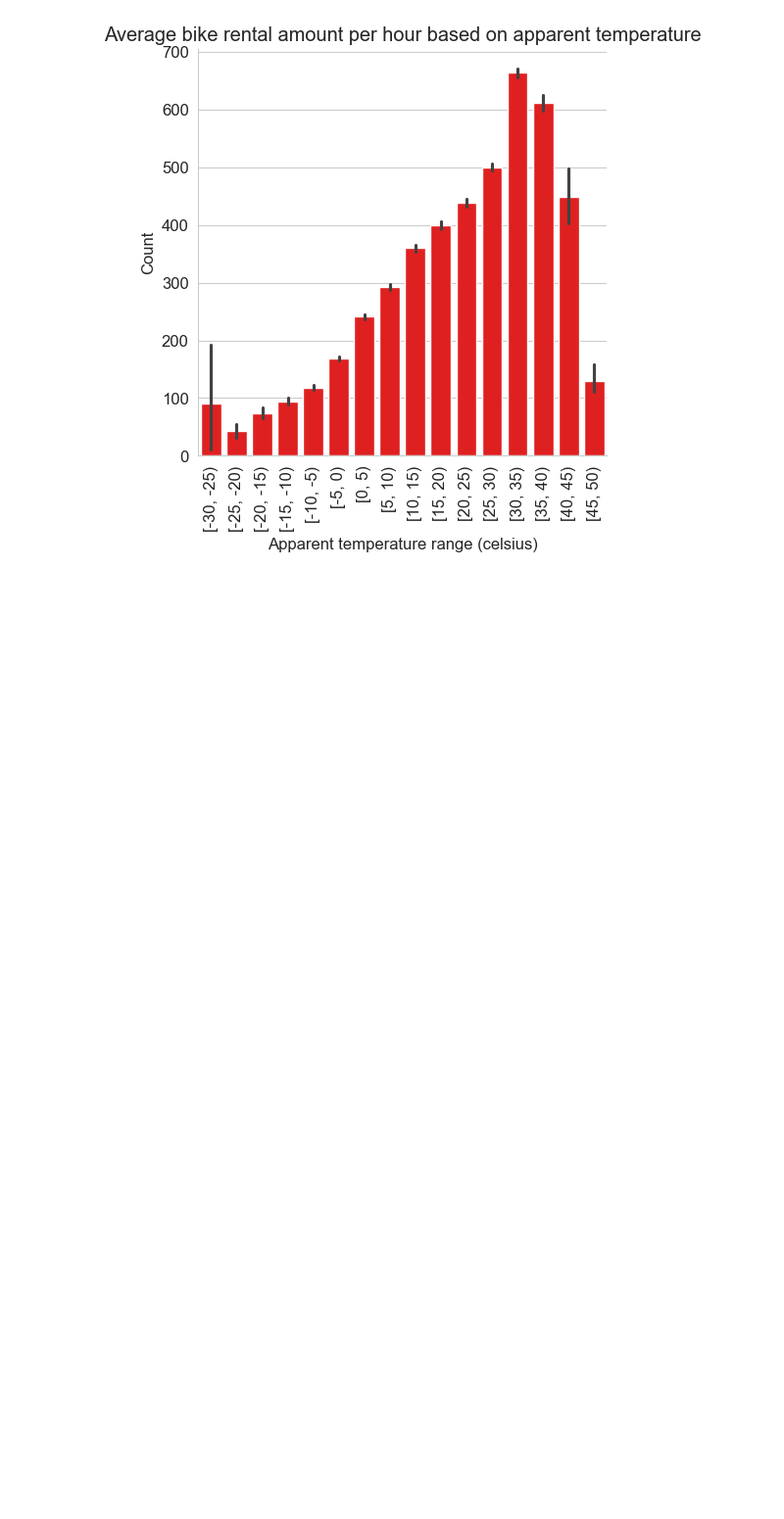
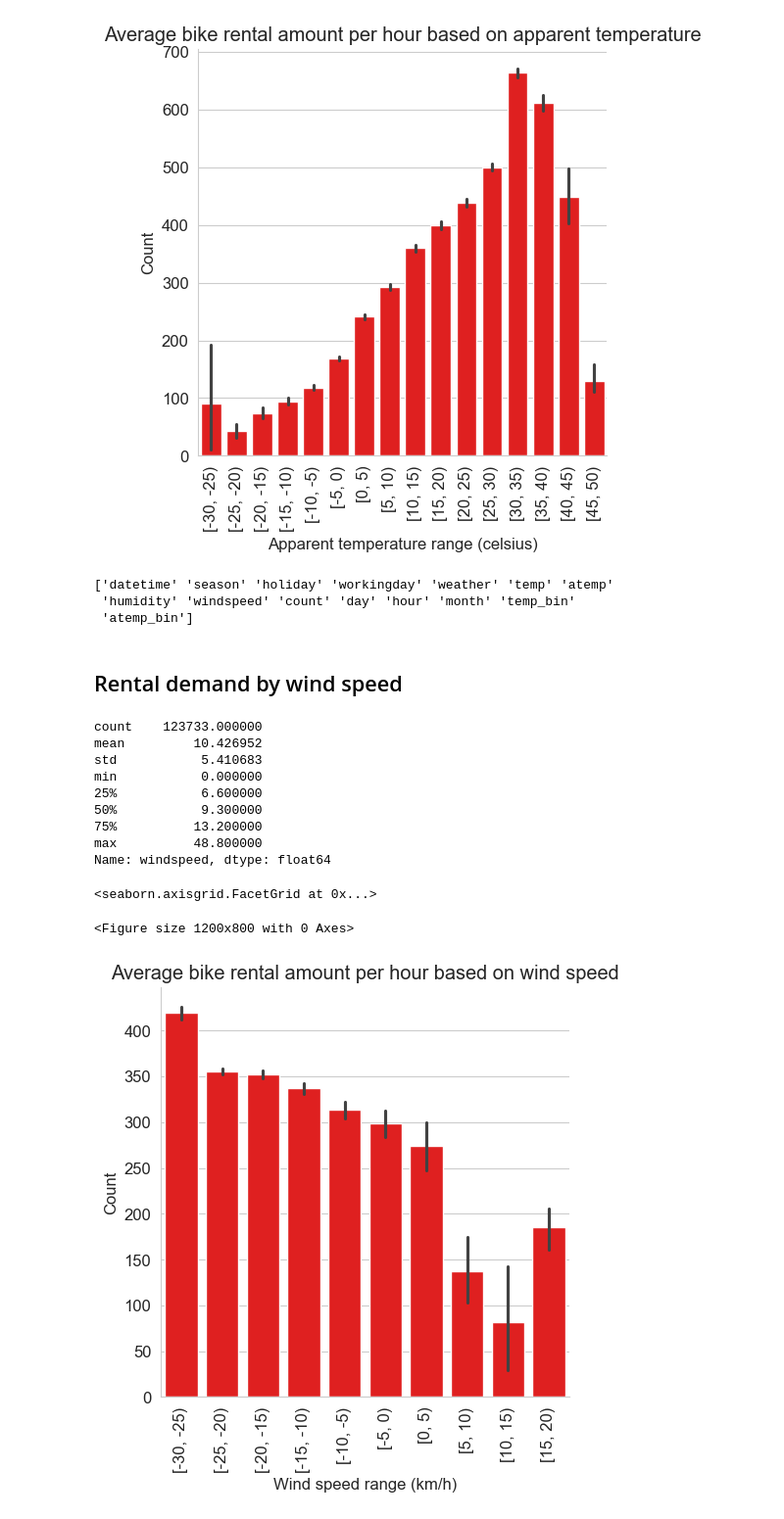
Before and after one commit to Scarch/ProjectE8, a Jupyter notebook: analysing_preparing_capitalBikeshareData.ipynb, the cells around one changed output. Shown at 98% size. Drawn from its saved outputs; the diff is of its cells as text; code cells hidden in the pictures; blank space fills up the shorter version.

Commit message:
Added analytical graphics for windspeed feature

```diff
--- a/analysing_preparing_capitalBikeshareData.ipynb
+++ b/analysing_preparing_capitalBikeshareData.ipynb
@@ -904,3 +904,76 @@ Name: atemp, dtype: float64
 <seaborn.axisgrid.FacetGrid at 0x...>
 <Figure size 1200x800 with 0 Axes>
 [figure]
+# %%
+print(bikesRentedPerHourCombinedData.columns.values)
+# %% [output]
+['datetime' 'season' 'holiday' 'workingday' 'weather' 'temp' 'atemp'
+ 'humidity' 'windspeed' 'count' 'day' 'hour' 'month' 'temp_bin'
+ 'atemp_bin']
+# %% [markdown]
+## Rental demand by wind speed
+# %%
+import numpy as np
+import matplotlib.pyplot as plt
+
+plt.figure(figsize=(12, 8))
+plt.rcParams.update({'font.size': 12})
+
+# We'll need to divide temperatures into bins
+
+print(bikesRentedPerHourCombinedData.windspeed.describe())
+# Minimum is 0, max is 49
+
+windspeed_bins = []
+for idx, row in bikesRentedPerHourCombinedData.iterrows():
+    windspeed = row['windspeed']
+    if windspeed < 5:
+        windspeed_bins.append(0)
+    elif windspeed < 10:
+        windspeed_bins.append(1)
+    elif windspeed < 15:
+        windspeed_bins.append(2)
+    elif windspeed < 20:
+        windspeed_bins.append(3)
+    elif windspeed < 25:
+        windspeed_bins.append(4)
+    elif windspeed < 30:
+        windspeed_bins.append(5)
+    elif windspeed < 35:
+        windspeed_bins.append(6)
+    elif windspeed < 40:
+        windspeed_bins.append(7)
+    elif windspeed < 45:
+        windspeed_bins.append(8)
+    else:
+        windspeed_bins.append(9)
+
+bikesRentedPerHourCombinedData['windspeed_bin'] = windspeed_bins
+
+categorical_plot = sns.catplot(data=bikesRentedPerHourCombinedData, x="windspeed_bin", y="count", kind='bar', color="red")
+xticklabels = []
+for x in range(0, 10):
+    start_speed = x * 5 - 30
+    end_speed = (x + 1) * 5 - 30
+    xticklabels.append("[" + str(start_speed) + ", " + str(end_speed) + ")")
+
+categorical_plot.set(xlabel='Wind speed range (km/h)', ylabel='Count',
+                     title='Average bike rental amount per hour based on wind speed',
+                     xticks=range(0, 10))
+categorical_plot.set_xticklabels(xticklabels, rotation=90)
+
+categorical_plot.fig.savefig("windspeed_bike_rental_barplot.png")
+categorical_plot
+# %% [output]
+count    123733.000000
+mean         10.426952
+std           5.410683
+min           0.000000
+25%           6.600000
+50%           9.300000
+75%          13.200000
+max          48.800000
+Name: windspeed, dtype: float64
+<seaborn.axisgrid.FacetGrid at 0x...>
+<Figure size 1200x800 with 0 Axes>
+[figure, added]
```
Also changed, not shown: 1 other file.
